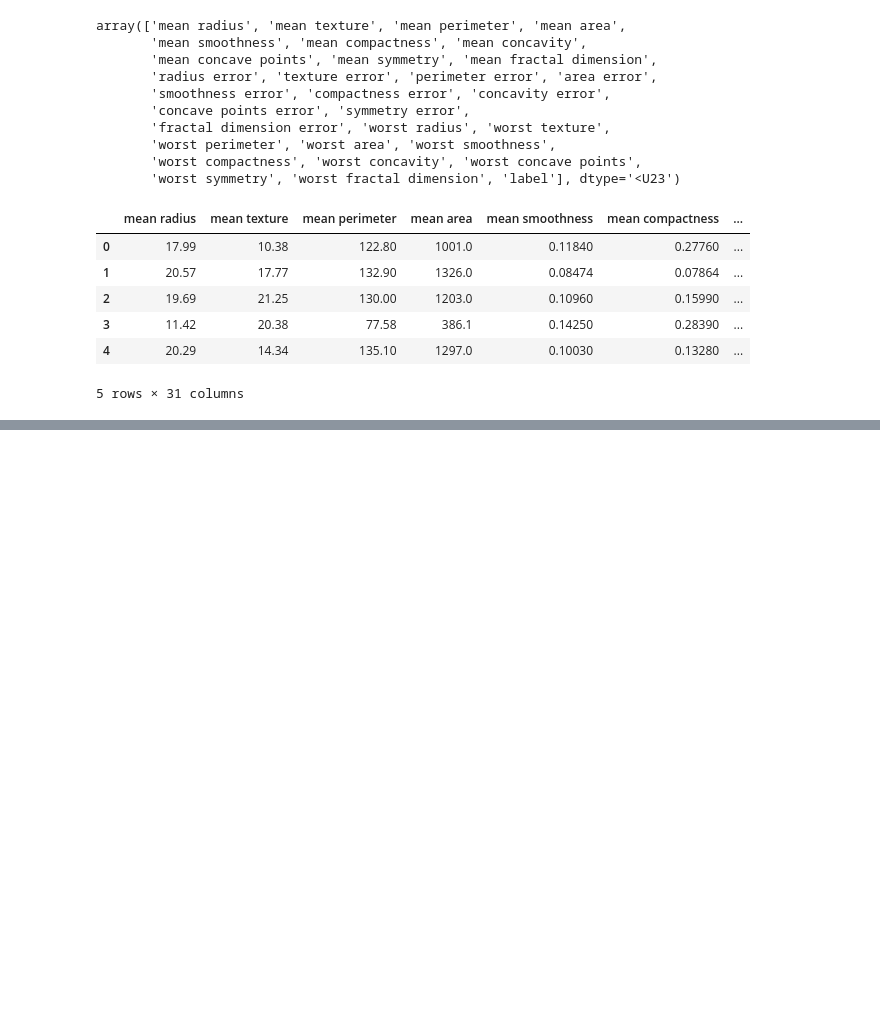
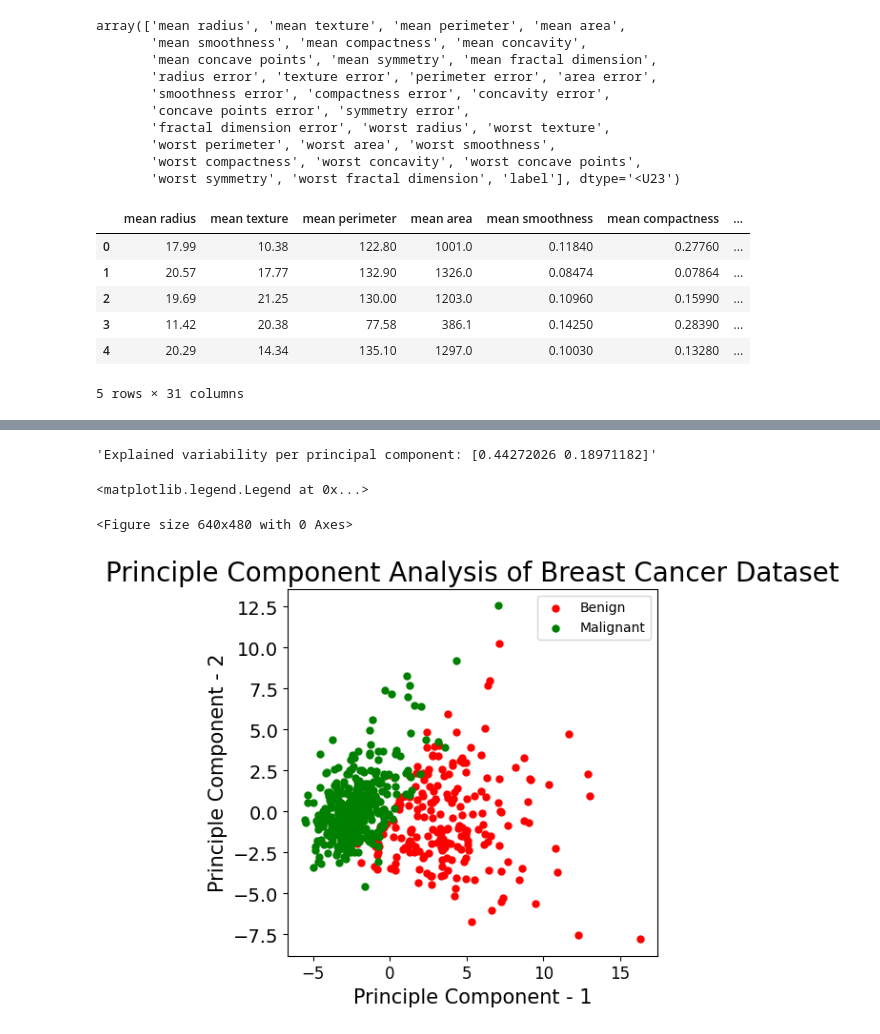
Before and after one commit to NckPrz/selflearning, a Jupyter notebook: breastcancer.ipynb, the cells around one changed output, grey strips where cells are left out. Cells and saved outputs as stored; diff of their text form; code cells hidden in the pictures; blank space fills up the shorter version.

```diff
--- a/breastcancer.ipynb
+++ b/breastcancer.ipynb
@@ -192,0 +219,2 @@ breast_dataset.head()
+# %%
+x = StandardScaler().fit_transform(x)
@@ -192,0 +281,7 @@ breast_dataset.head()
+# %%
+pca_breast = PCA(n_components=2)
+# %%
+principleComponents_breast = pca_breast.fit_transform(x)
+# %%
+principal_breast_df = pd.DataFrame(data = principleComponents_breast,
+                                   columns = ['principal component 1', 'principal component 2'])
@@ -192,0 +297,4 @@ breast_dataset.head()
+# %%
+'Explained variability per principal component: {}'.format(pca_breast.explained_variance_ratio_)
+# %% [output]
+'Explained variability per principal component: [0.44272026 0.18971182]'
@@ -192,0 +303,21 @@ breast_dataset.head()
+# %%
+plt.figure()
+plt.figure(figsize=(5,5))
+plt.xticks(fontsize=12)
+plt.yticks(fontsize=14)
+plt.xlabel('Principle Component - 1', fontsize=15)
+plt.ylabel('Principle Component - 2', fontsize=15)
+plt.title('Principle Component Analysis of Breast Cancer Dataset', fontsize=20)
+targets = ['Benign', 'Malignant']
+colors = ['r','g']
+for target, color in zip(targets,colors):
+    indicesToKeep = breast_dataset['label'] == target
+    plt.scatter(principal_breast_df.loc[indicesToKeep, 'principal component 1']
+                , principal_breast_df.loc[indicesToKeep, 'principal component 2'],
+                c = color, s = 25)
+
+plt.legend(targets,prop = {'size': 10})
+# %% [output]
+<matplotlib.legend.Legend at 0x...>
+<Figure size 640x480 with 0 Axes>
+[figure, added]
```
Also changed, not shown: parts of 20 cells of this notebook.
